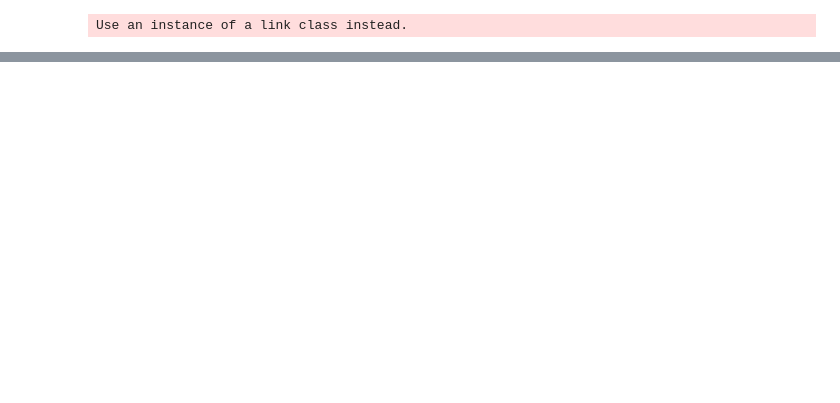
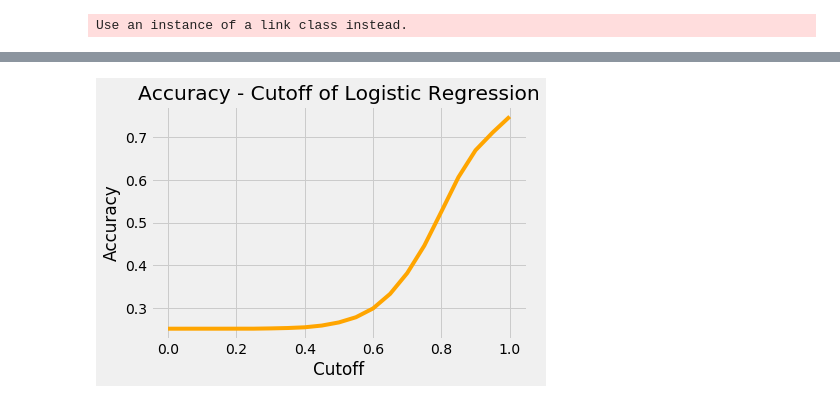
Before and after one commit to frostace/BinaryClassification, a Jupyter notebook: Logistic Regression.ipynb, the cells around one changed output, grey strips where cells are left out. Drawn from its saved outputs; the diff is of its cells as text; code cells hidden in the pictures; blank space fills up the shorter version.

Commit message:
logistic regression finished

```diff
--- a/Logistic Regression.ipynb
+++ b/Logistic Regression.ipynb
@@ -114,0 +83,6 @@ final = testingset.select('CLASS').with_column('PRE_CLASS', 1 - pred.to_numpy())
+# %%
+# Compare Actual label and Predicted label
+# ===========================================================
+pred = result.predict(testingset.to_df())
+final = Table().with_column('IDX', [i for i in range(len(pred))])
+final = final.with_columns('ACT_CLASS', testingset.select('CLASS').to_df()[['CLASS']].transpose().values.tolist()[0], 'PRE_CLASS', 1 - pred.to_numpy())
@@ -114,0 +99,29 @@ final = testingset.select('CLASS').with_column('PRE_CLASS', 1 - pred.to_numpy())
+# %%
+# Compute TN, TP, FN, FP, etc.
+# ===========================================================
+ROC = Table(make_array('CUTOFF', 'TN', 'FN', 'FP', 'TP', 'ACC'))
+step_size = 0.05
+for cutoff in np.arange(0, 1 + step_size, step_size):
+    temp_final = final.with_column('INDICATE', final.apply(lambda x, y: (int(x >= cutoff) << 1) + y, 'PRE_CLASS', 'ACT_CLASS'))
+    # 00(0) -> TN
+    # 01(1) -> FN
+    # 10(2) -> FP
+    # 11(3) -> TP
+    group = temp_final.group('INDICATE')
+    indicator = group.column(0)
+    counts = group.column(1)
+#     print(indicator, counts)
+    output = [cutoff]
+    idx = 0
+    for i in range(4):
+#         print(counts[idx])
+        if i in indicator:
+            output.append(counts[idx])
+            idx += 1
+        else:
+            output.append(0)
+    acc = (output[1] + output[4]) / sum(output[1:])
+    output.append(acc)
+    ROC = ROC.with_row(output)
+ROC = ROC.with_columns('SENSITIVITY', ROC.apply(lambda TP, FN: TP / (TP + FN + 0.00000001), 'TP', 'FN'))
+ROC = ROC.with_columns('SPECIFICITY', ROC.apply(lambda TN, FP: TN / (TN + FP + 0.00000001), 'TN', 'FP'))
@@ -114,0 +148,12 @@ final = testingset.select('CLASS').with_column('PRE_CLASS', 1 - pred.to_numpy())
+# %%
+# Acc Curve by cutoff
+# ===========================================================
+fig = plt.figure()
+plt.xlabel('Cutoff')
+plt.ylabel('Accuracy')
+plt.title('Accuracy - Cutoff of Logistic Regression')
+plt.plot(ROC.column('CUTOFF'), ROC.column('ACC'), color='orange')
+plt.show()
+fig.savefig('Logistic ACC.png', bbox_inches='tight')
+# %% [output]
+[figure, added]
```
Also changed, not shown: parts of 11 cells of this notebook, 5 other files.
